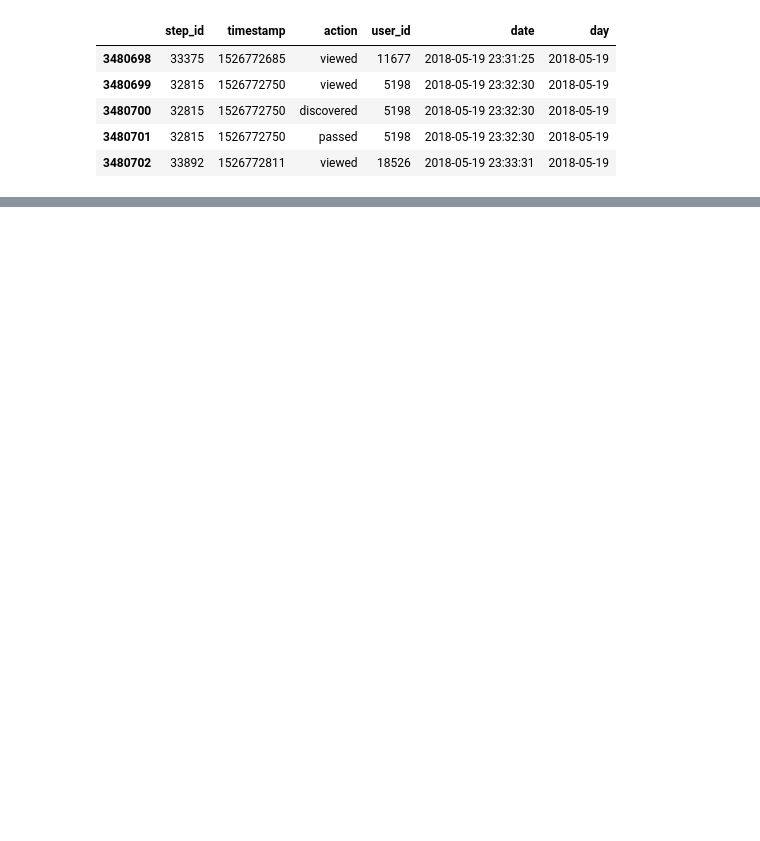
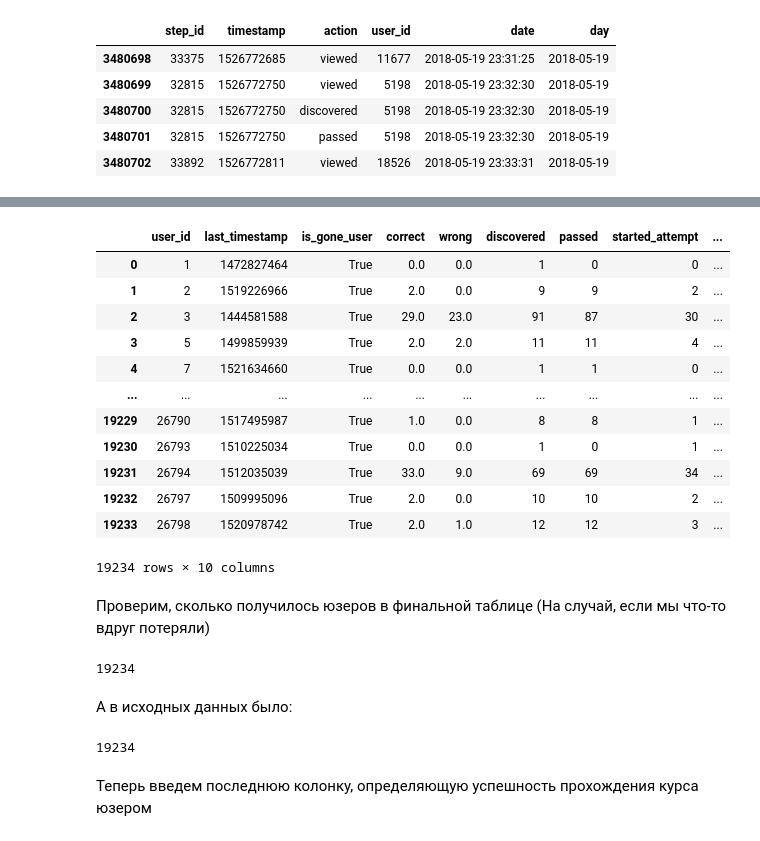
Before and after one commit to Accolyte42/Carpov_ML, a Jupyter notebook: Stepik ML consest.ipynb, the cells around one changed output, grey strips where cells are left out. Cells and saved outputs as stored; diff of their text form; code cells hidden in the pictures; blank space fills up the shorter version.

```diff
--- a/Stepik ML consest.ipynb
+++ b/Stepik ML consest.ipynb
@@ -438,0 +557,32 @@ users_data.merge()
+# %%
+users_data = users_data.merge(users_days, on='user_id', how='outer')
+# %%
+users_data
+# %% [output]
+|  | user_id | last_timestamp | is_gone_user | correct | wrong | discovered | passed | started_attempt | ... |
+| 0 | 1 | 1472827464 | True | 0.0 | 0.0 | 1 | 0 | 0 | ... |
+| 1 | 2 | 1519226966 | True | 2.0 | 0.0 | 9 | 9 | 2 | ... |
+| 2 | 3 | 1444581588 | True | 29.0 | 23.0 | 91 | 87 | 30 | ... |
+| 3 | 5 | 1499859939 | True | 2.0 | 2.0 | 11 | 11 | 4 | ... |
+| 4 | 7 | 1521634660 | True | 0.0 | 0.0 | 1 | 1 | 0 | ... |
+| ... | ... | ... | ... | ... | ... | ... | ... | ... | ... |
+| 19229 | 26790 | 1517495987 | True | 1.0 | 0.0 | 8 | 8 | 1 | ... |
+| 19230 | 26793 | 1510225034 | True | 0.0 | 0.0 | 1 | 0 | 1 | ... |
+| 19231 | 26794 | 1512035039 | True | 33.0 | 9.0 | 69 | 69 | 34 | ... |
+| 19232 | 26797 | 1509995096 | True | 2.0 | 0.0 | 10 | 10 | 2 | ... |
+| 19233 | 26798 | 1520978742 | True | 2.0 | 1.0 | 12 | 12 | 3 | ... |
+19234 rows × 10 columns
+# %% [markdown]
+Проверим, сколько получилось юзеров в финальной таблице (На случай, если мы что-то вдруг потеряли)
+# %%
+users_data.user_id.nunique()
+# %% [output]
+19234
+# %% [markdown]
+А в исходных данных было:
+# %%
+events_data.user_id.nunique()
+# %% [output]
+19234
+# %% [markdown]
+Теперь введем последнюю колонку, определяющую успешность прохождения курса юзером
```
Also changed, not shown: parts of 52 cells of this notebook, 3 other files.
